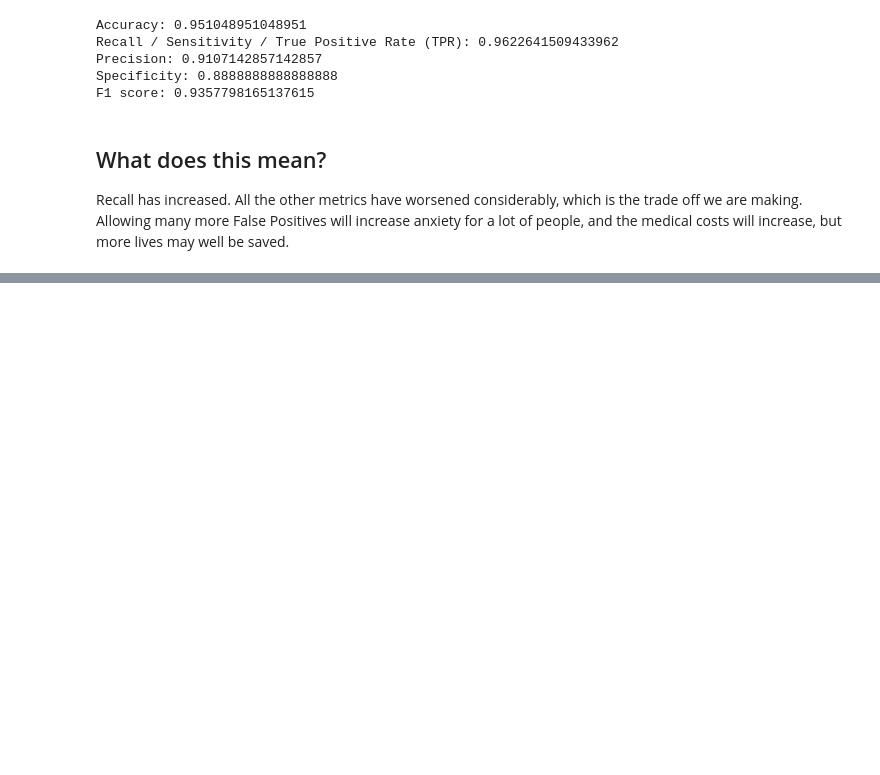
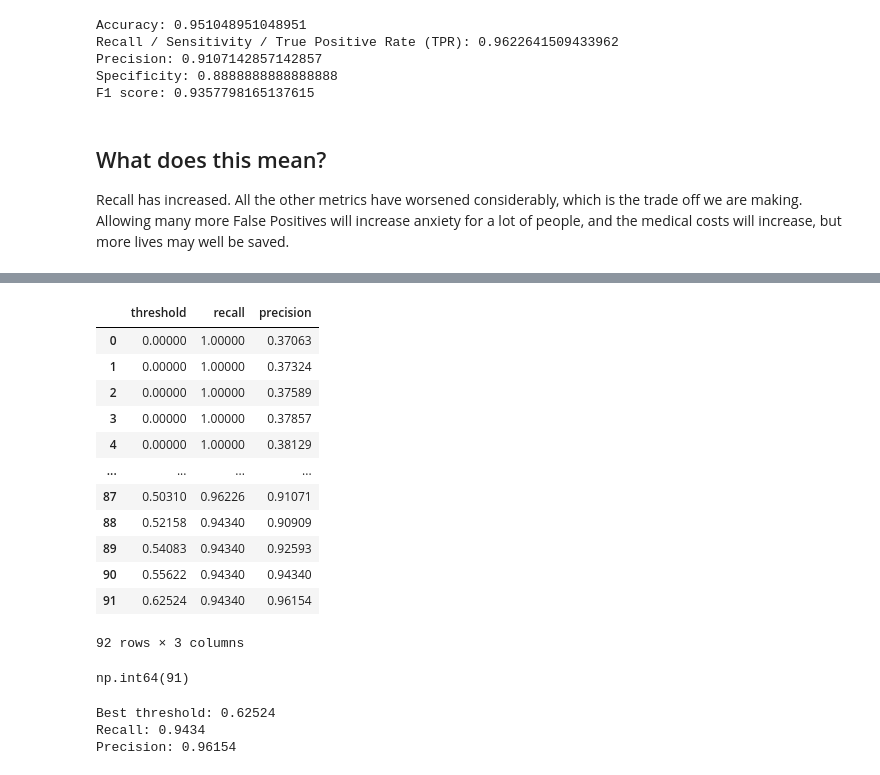
Before and after one commit to talalal3thman/test-github, a Jupyter notebook: content/03-supervised-machine-learning/10-classification-metrics/02-notebooks/02-classification-metrics.ipynb, the cells around one changed output, grey strips where cells are left out. Cells and saved outputs as stored; diff of their text form; code cells hidden in the pictures; blank space fills up the shorter version.

```diff
--- a/content/03-supervised-machine-learning/10-classification-metrics/02-notebooks/02-classification-metrics.ipynb
+++ b/content/03-supervised-machine-learning/10-classification-metrics/02-notebooks/02-classification-metrics.ipynb
@@ -485,0 +533,39 @@ Recall has increased.  All the other metrics have worsened considerably, which i
+# %%
+# Keep only thresholds where Recall >= 92.5%
+valid = threshold_df["recall"] >= 0.925
+
+threshold_df = threshold_df[valid ]
+
+threshold_df
+# %% [output]
+|  | threshold | recall | precision |
+| 0 | 0.00000 | 1.00000 | 0.37063 |
+| 1 | 0.00000 | 1.00000 | 0.37324 |
+| 2 | 0.00000 | 1.00000 | 0.37589 |
+| 3 | 0.00000 | 1.00000 | 0.37857 |
+| 4 | 0.00000 | 1.00000 | 0.38129 |
+| ... | ... | ... | ... |
+| 87 | 0.50310 | 0.96226 | 0.91071 |
+| 88 | 0.52158 | 0.94340 | 0.90909 |
+| 89 | 0.54083 | 0.94340 | 0.92593 |
+| 90 | 0.55622 | 0.94340 | 0.94340 |
+| 91 | 0.62524 | 0.94340 | 0.96154 |
+92 rows × 3 columns
+# %%
+# Find the one with the highest Precision
+best_idx = threshold_df["precision"].argmax()
+best_idx
+# %% [output]
+np.int64(91)
+# %%
+best_threshold = threshold_df.loc[best_idx,"threshold"]
+best_precision = threshold_df.loc[best_idx,"precision"]
+best_recall = threshold_df.loc[best_idx,"recall"]
+
+print("Best threshold:", best_threshold)
+print("Recall:", best_recall)
+print("Precision:", best_precision)
+# %% [output]
+Best threshold: 0.62524
+Recall: 0.9434
+Precision: 0.96154
```
Also changed, not shown: parts of 4 cells of this notebook, 5 other files.
